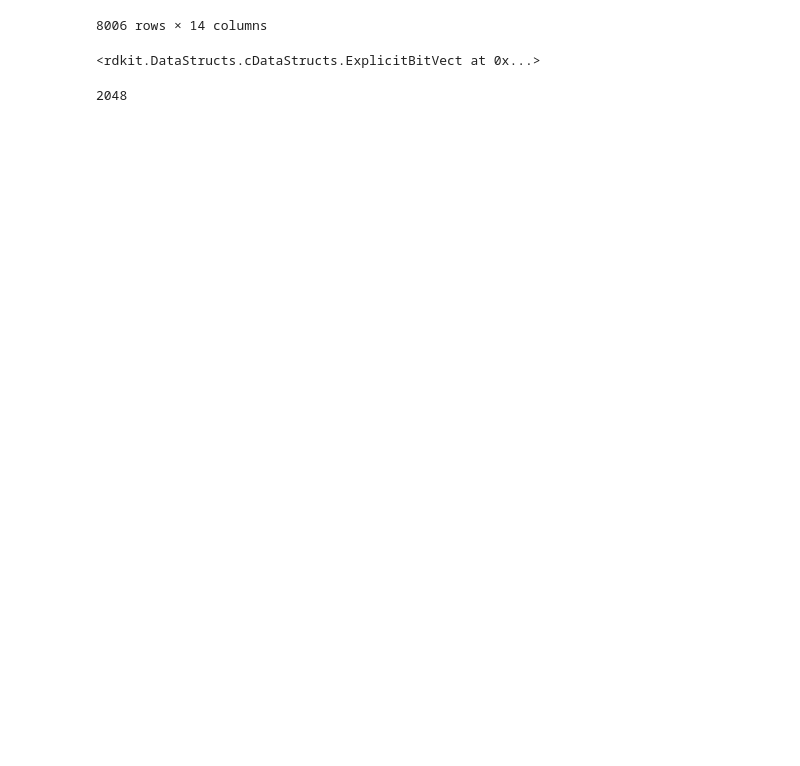
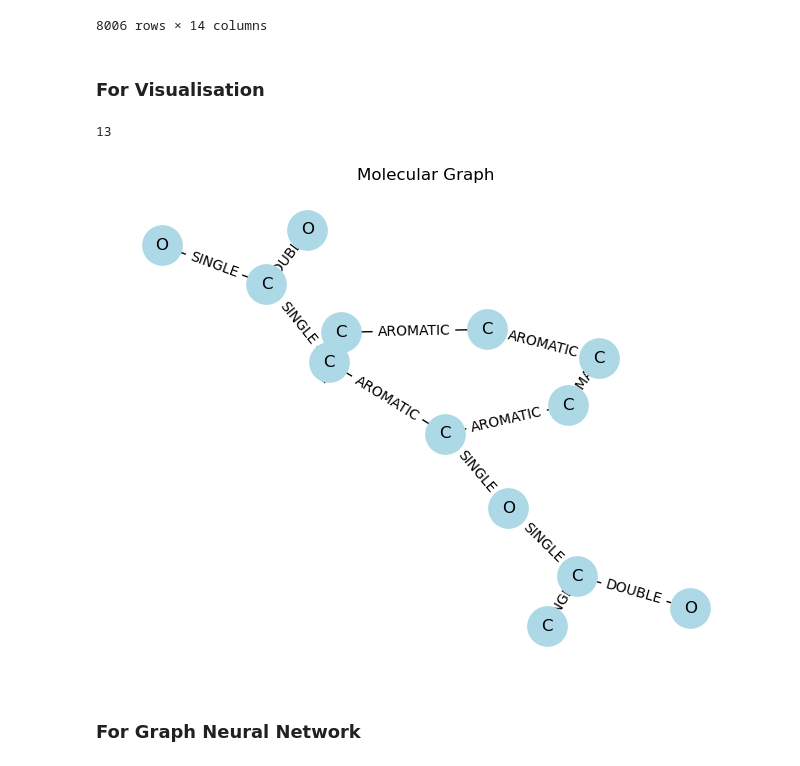
Before and after one commit to chanopsethiwan/MolecularPropertiesPrediction, a Jupyter notebook: notebook/GNN.ipynb, the cells around one changed output. Saved outputs shown, nothing was run; the diff lists cells and outputs as text; code cells hidden in the pictures; blank space fills up the shorter version.

Commit message:
added conversion from SMILES string to molecular graph

```diff
--- a/notebook/GNN.ipynb
+++ b/notebook/GNN.ipynb
@@ -37,8 +24,43 @@ def convert_smiles_to_ECFP4(smiles):
+# %% [markdown]
+### For Visualisation
+# %%
+def convert_smiles_to_mol_graph(smiles):
+    # Convert SMILES to RDKit Mol object
+    mol = Chem.MolFromSmiles(smiles)
+    if mol is None:
+        raise ValueError(f"Invalid SMILES: {smiles}")
+
+    # Initialize graph
+    G = nx.Graph()
+
+    # Add atoms as nodes
+    for atom in mol.GetAtoms():
+        G.add_node(atom.GetIdx(), element=atom.GetSymbol())
+
+    # Add bonds as edges
+    for bond in mol.GetBonds():
+        start_atom = bond.GetBeginAtomIdx()
+        end_atom = bond.GetEndAtomIdx()
+        bond_type = bond.GetBondType()
+        G.add_edge(start_atom, end_atom, bond_type=str(bond_type))
+
+    return G
 # %%
-convert_smiles_to_ECFP4('CC(=O)OC1=CC=CC=C1C(=O)O')
+graph = convert_smiles_to_mol_graph('CC(=O)OC1=CC=CC=C1C(=O)O')
-# %% [output]
-<rdkit.DataStructs.cDataStructs.ExplicitBitVect at 0x...>
-# %%
-print(len(convert_smiles_to_ECFP4('CC(=O)OC1=CC=CC=C1C(=O)O')))
-# %% [output]
-2048
+# %%
+print(len(graph))
+# %% [output]
+13
+# %%
+# Visualize the graph
+pos = nx.spring_layout(graph)
+labels = nx.get_node_attributes(graph, 'element')
+nx.draw(graph, pos, with_labels=True, labels=labels, node_size=800, node_color="lightblue")
+edge_labels = nx.get_edge_attributes(graph, 'bond_type')
+nx.draw_networkx_edge_labels(graph, pos, edge_labels=edge_labels)
+plt.title("Molecular Graph")
+plt.show()
+# %% [output]
+[figure, added]
+# %% [markdown]
+### For Graph Neural Network
```
Also changed, not shown: parts of 8 cells of this notebook.
